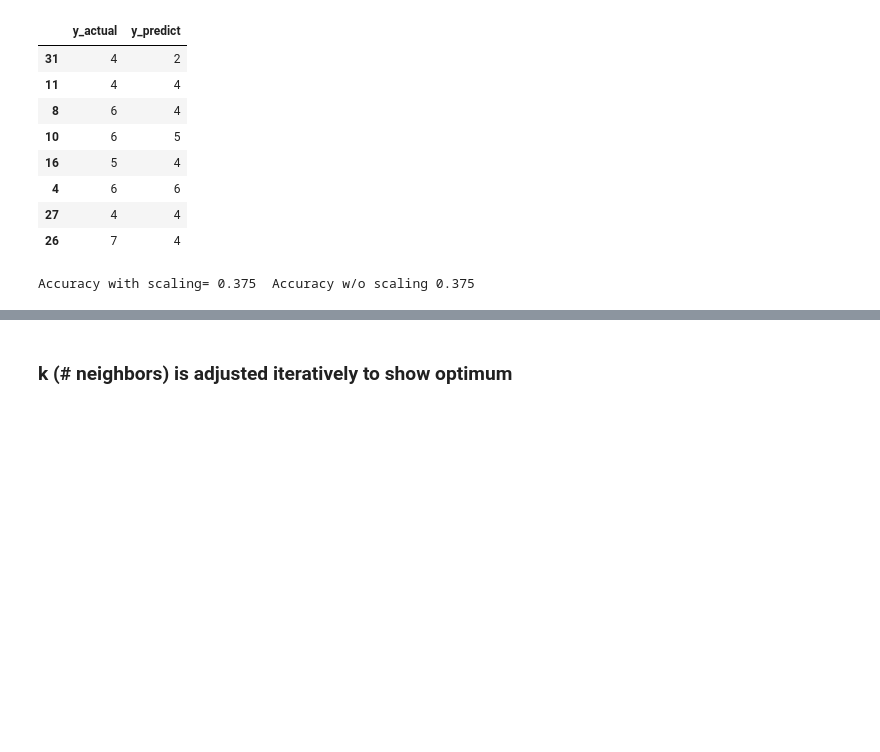
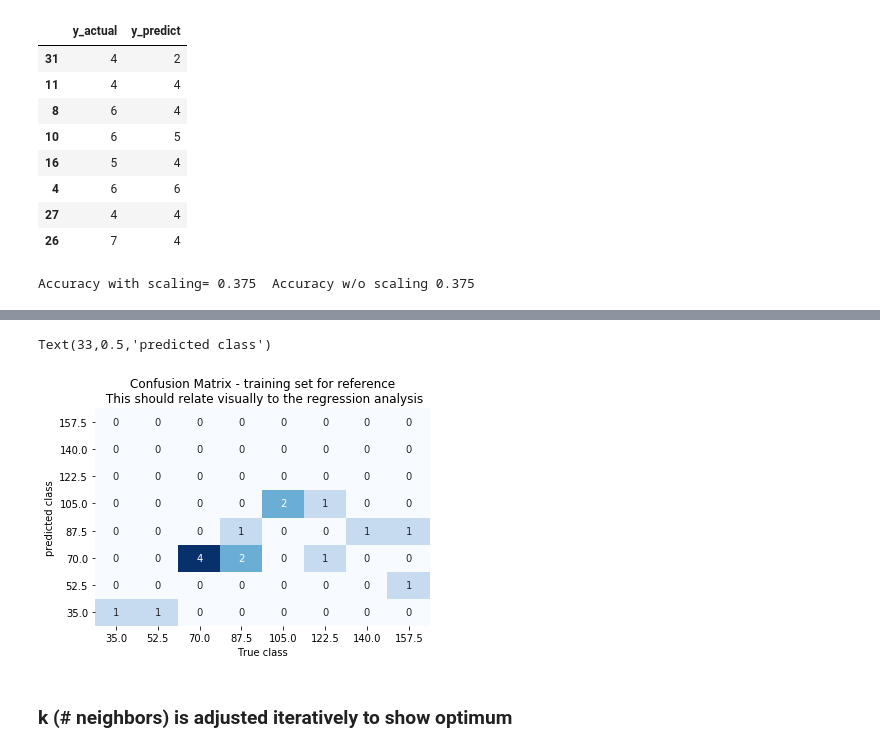
Before and after one commit to Md557/py-datasci, a Jupyter notebook: petroleum well analysis example/petroleum regression, CV, KNN analysis-CFF.ipynb, the cells around one changed output, grey strips where cells are left out. Drawn from its saved outputs; the diff is of its cells as text; code cells hidden in the pictures; blank space fills up the shorter version.

```diff
--- a/petroleum well analysis example/petroleum regression, CV, KNN analysis-CFF.ipynb
+++ b/petroleum well analysis example/petroleum regression, CV, KNN analysis-CFF.ipynb
@@ -1084,3 +1104,20 @@ Text(0.5,15,'predicted class')
+# %%
+#Larger training data set
+predict_scale_train=knn.predict(X_train_s)
+indices_float=np.unique(np.concatenate((predict_scale_train,Y_train)))
+indices=indices_float*(140/num_classes)
+#print(indices)
+matrix=metrics.confusion_matrix(predict_scale_train,Y_train)
+#display(matrix)
+dataframe=pd.DataFrame(matrix,index=indices,columns=indices)
+conf_matrix=sns.heatmap(dataframe,annot=True,cbar=None,cmap="Blues")
+conf_matrix.invert_yaxis()
+plt.title("Confusion Matrix - training set for reference\n This should relate visually to the regression analysis")
+plt.xlabel("True class")
+plt.ylabel("predicted class")
+# %% [output]
+Text(33,0.5,'predicted class')
+[figure, added]
 # %% [markdown]
 
 ###  k  (# neighbors) is adjusted iteratively to show optimum
```
Also changed, not shown: parts of 3 cells of this notebook.
